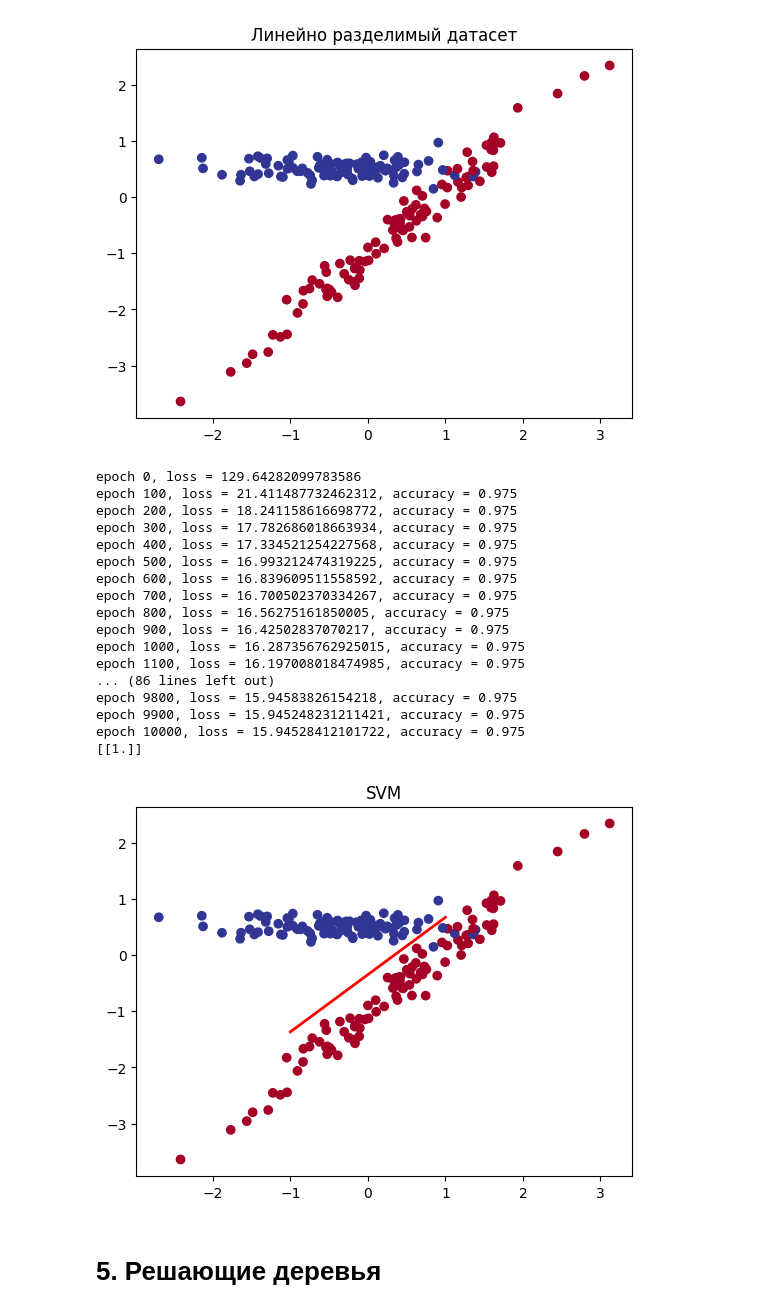
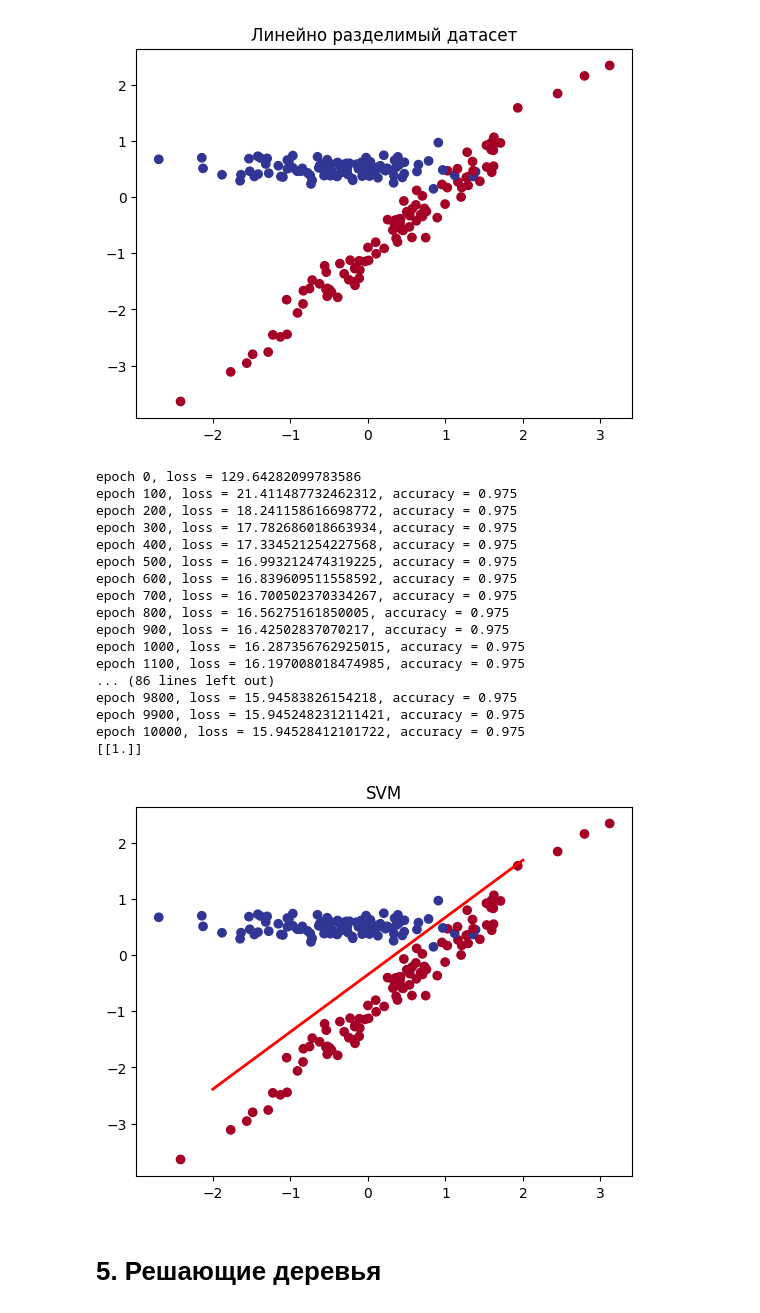
Before and after one commit to bleeeana/ml_methods, a Jupyter notebook: methods.ipynb, the cells around one changed output. Drawn from its saved outputs; the diff is of its cells as text; code cells hidden in the pictures.

```diff
--- a/methods.ipynb
+++ b/methods.ipynb
@@ -513,7 +513,7 @@ class SVMMethod:
     def plot(self):
         plt.scatter(X_linear[:, 0], X_linear[:, 1], c=y_linear, cmap='RdYlBu')
         plt.title('SVM')
-        x1_min, x1_max = -1, 1
+        x1_min, x1_max = -2, 2
         w0, w1, w2 = self.weights.flatten()
         # w1 * x1 + w2 * x2 - w0 = 0
         # x2 = (w0 - w1 * x1) / w2
@@ -521,34 +521,34 @@ class SVMMethod:
         x2_max = (w0 - w1 * x1_max) / w2
         plt.plot([x1_min, x1_max], [x2_min, x2_max], 'r-', linewidth=2)
         plt.show()
 
 
 x_label = ["x1", "x2"]
 y_label = ["y"]
 x = np.array([[3, 3]])
 model = SVMMethod(svm_dataset1, 1000)
 model.fit(x_label, y_label)
 print(model.predict(x))
 model.plot()
 # %% [output]
 epoch 0, loss = 129.64282099783586
 epoch 100, loss = 21.411487732462312, accuracy = 0.975
 epoch 200, loss = 18.241158616698772, accuracy = 0.975
 epoch 300, loss = 17.782686018663934, accuracy = 0.975
 epoch 400, loss = 17.334521254227568, accuracy = 0.975
 epoch 500, loss = 16.993212474319225, accuracy = 0.975
 epoch 600, loss = 16.839609511558592, accuracy = 0.975
 epoch 700, loss = 16.700502370334267, accuracy = 0.975
 epoch 800, loss = 16.56275161850005, accuracy = 0.975
 epoch 900, loss = 16.42502837070217, accuracy = 0.975
 epoch 1000, loss = 16.287356762925015, accuracy = 0.975
 epoch 1100, loss = 16.197008018474985, accuracy = 0.975
 ... (86 lines left out)
 epoch 9800, loss = 15.94583826154218, accuracy = 0.975
 epoch 9900, loss = 15.945248231211421, accuracy = 0.975
 epoch 10000, loss = 15.94528412101722, accuracy = 0.975
 [[1.]]
-[figure, old version]
+[figure, new version]
 # %% [markdown]
 # 5. Решающие деревья
 # %%
```
Also changed, not shown: parts of 7 cells of this notebook.
